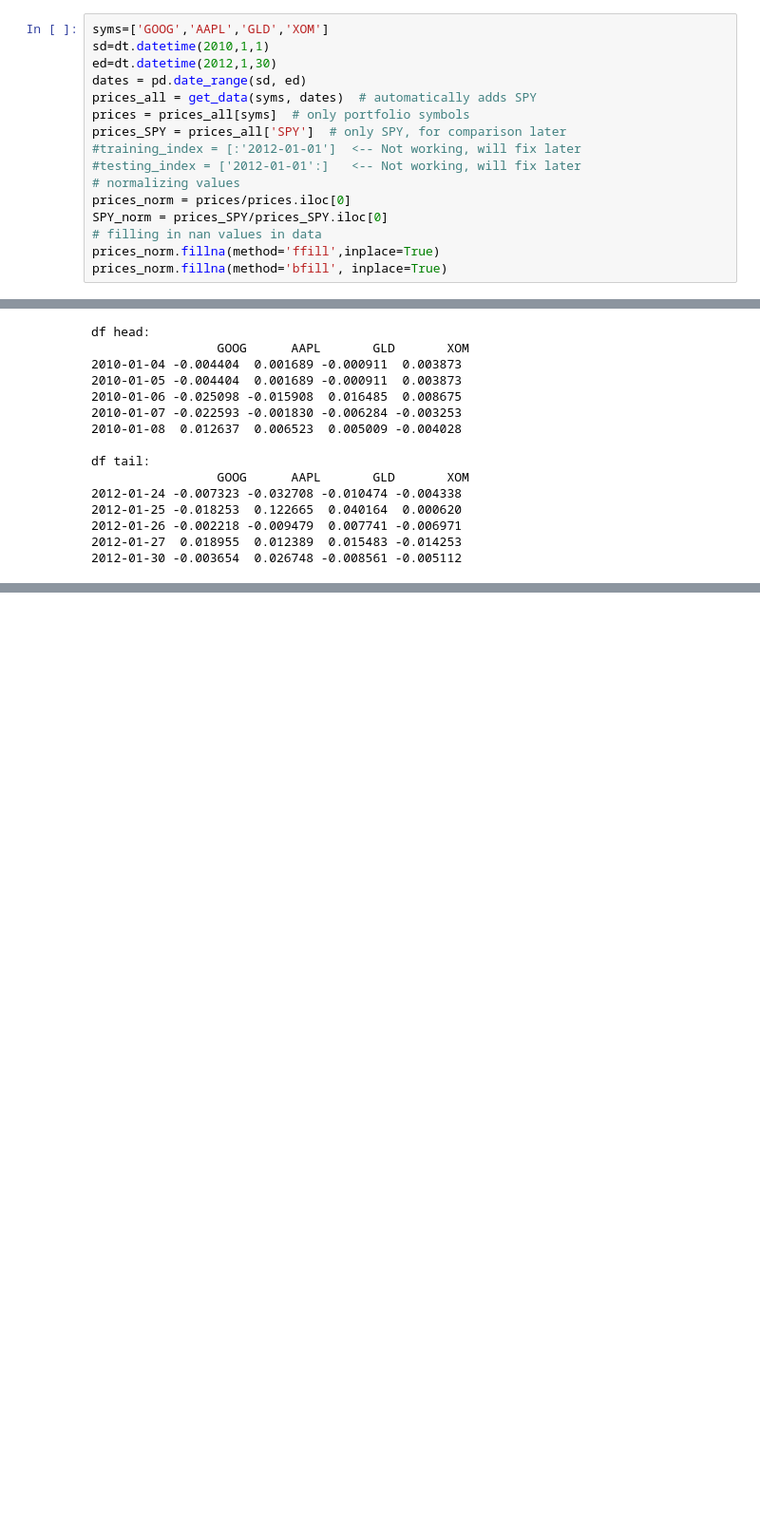
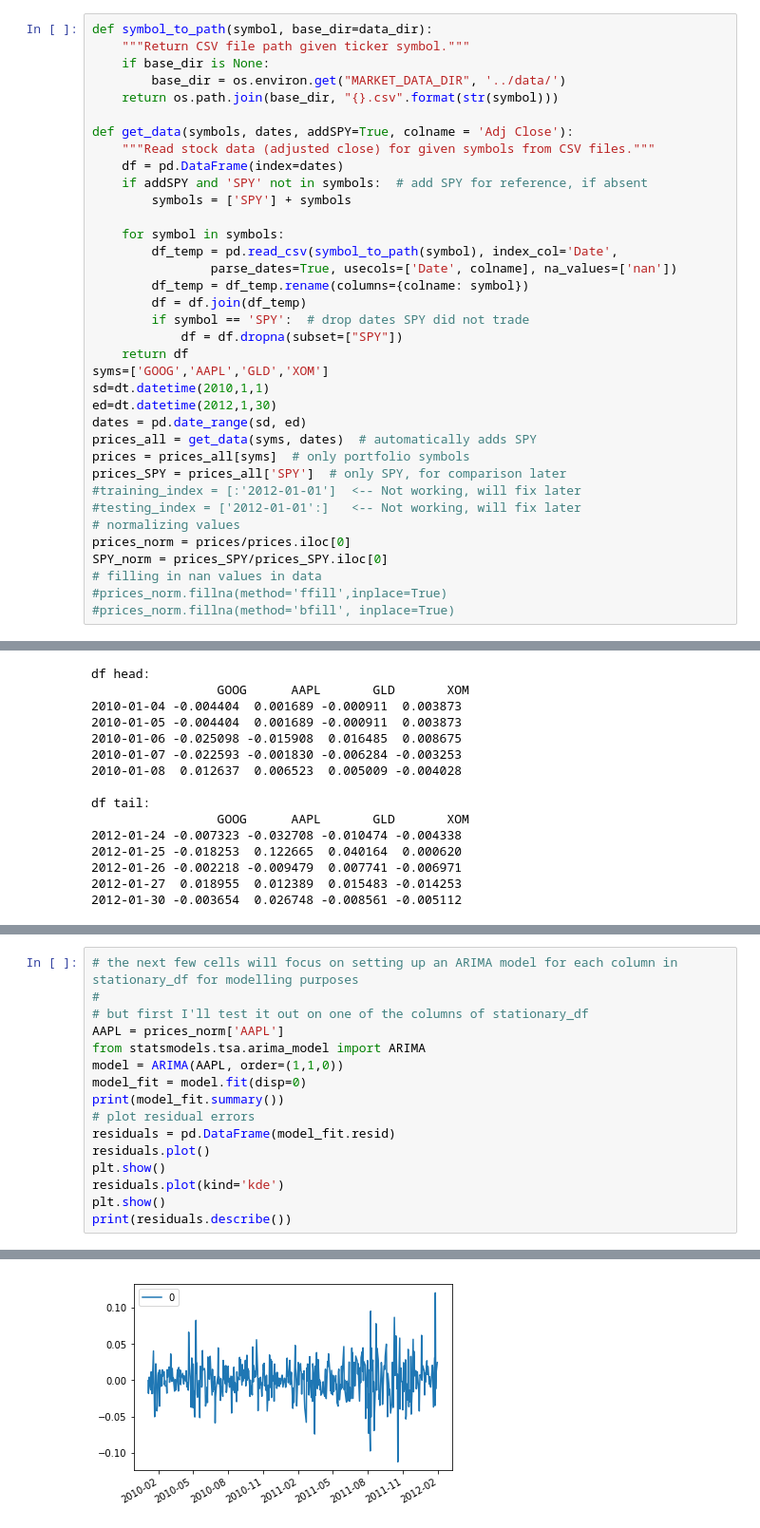
Before and after one commit to JoseMobile/ML4Trading, a Jupyter notebook: Forecasting and Portfolio Optimization.ipynb, the cells around one changed output, grey strips where cells are left out. Shown at 95% size. Drawn from its saved outputs; the diff is of its cells as text; blank space fills up the shorter version.

```diff
--- a/Forecasting and Portfolio Optimization.ipynb
+++ b/Forecasting and Portfolio Optimization.ipynb
@@ -12,4 +12,24 @@ from util import plot_data
 # %%
+def symbol_to_path(symbol, base_dir=data_dir):
+    """Return CSV file path given ticker symbol."""
+    if base_dir is None:
+        base_dir = os.environ.get("MARKET_DATA_DIR", '../data/')
+    return os.path.join(base_dir, "{}.csv".format(str(symbol)))
+
+def get_data(symbols, dates, addSPY=True, colname = 'Adj Close'):
+    """Read stock data (adjusted close) for given symbols from CSV files."""
+    df = pd.DataFrame(index=dates)
+    if addSPY and 'SPY' not in symbols:  # add SPY for reference, if absent
+        symbols = ['SPY'] + symbols
+
+    for symbol in symbols:
+        df_temp = pd.read_csv(symbol_to_path(symbol), index_col='Date',
+                parse_dates=True, usecols=['Date', colname], na_values=['nan'])
+        df_temp = df_temp.rename(columns={colname: symbol})
+        df = df.join(df_temp)
+        if symbol == 'SPY':  # drop dates SPY did not trade
+            df = df.dropna(subset=["SPY"])
+    return df
 syms=['GOOG','AAPL','GLD','XOM']
 sd=dt.datetime(2010,1,1)
 ed=dt.datetime(2012,1,30)
@@ -23,8 +43,8 @@ prices_SPY = prices_all['SPY']  # only SPY, for comparison later
 prices_norm = prices/prices.iloc[0]
 SPY_norm = prices_SPY/prices_SPY.iloc[0]
 # filling in nan values in data
-prices_norm.fillna(method='ffill',inplace=True)
-prices_norm.fillna(method='bfill', inplace=True)
+#prices_norm.fillna(method='ffill',inplace=True)
+#prices_norm.fillna(method='bfill', inplace=True)
 # %%
 # performs an Augmented Dickey-Fuller test to determine if the stock prices is a stationary time series or not.
 # An Augmented Dickey-Fuller test tests a time series against the null hypothesis
@@ -236,0 +267,17 @@ dtype: float64
+# %%
+# the next few cells will focus on setting up an ARIMA model for each column in stationary_df for modelling purposes
+#
+# but first I'll test it out on one of the columns of stationary_df
+AAPL = prices_norm['AAPL']
+from statsmodels.tsa.arima_model import ARIMA
+model = ARIMA(AAPL, order=(1,1,0))
+model_fit = model.fit(disp=0)
+print(model_fit.summary())
+# plot residual errors
+residuals = pd.DataFrame(model_fit.resid)
+residuals.plot()
+plt.show()
+residuals.plot(kind='kde')
+plt.show()
+print(residuals.describe())
+# %% [output]
@@ -236,0 +304 @@ dtype: float64
+[figure, added]
```
Also changed, not shown: parts of 13 cells of this notebook, 1 other file.
